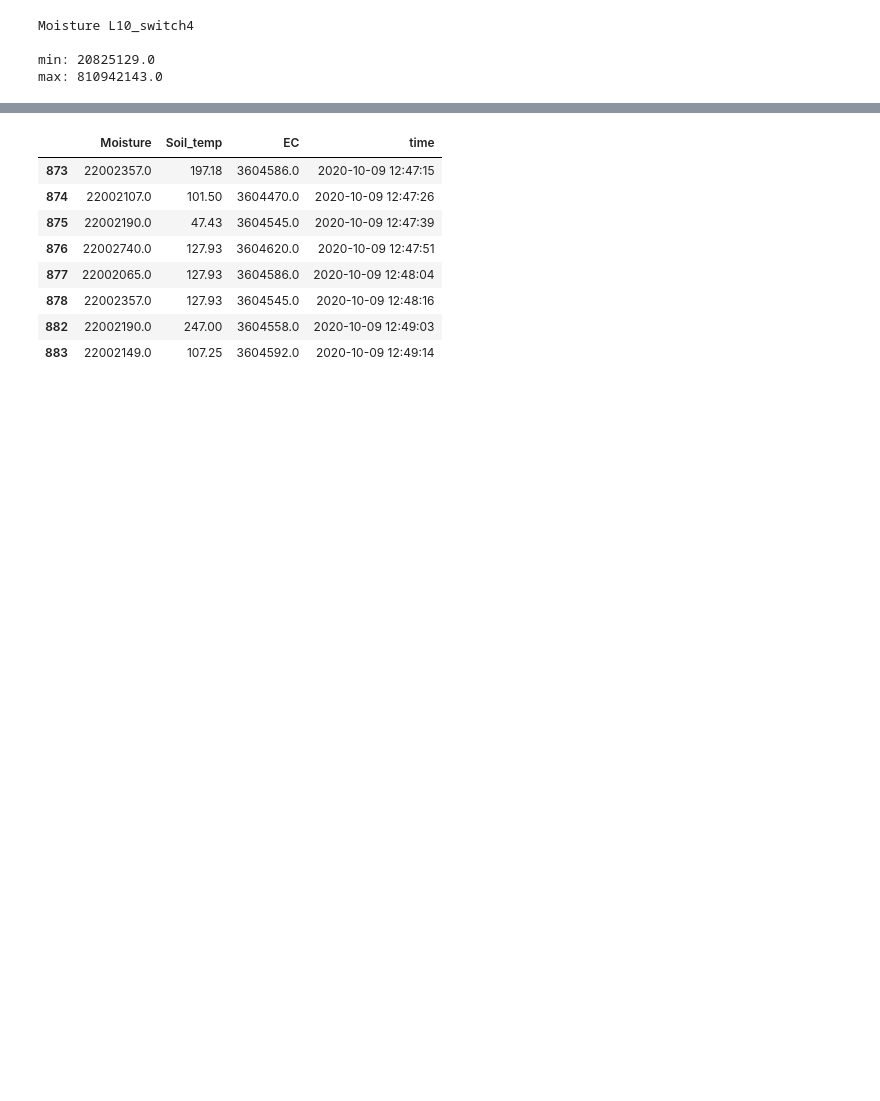
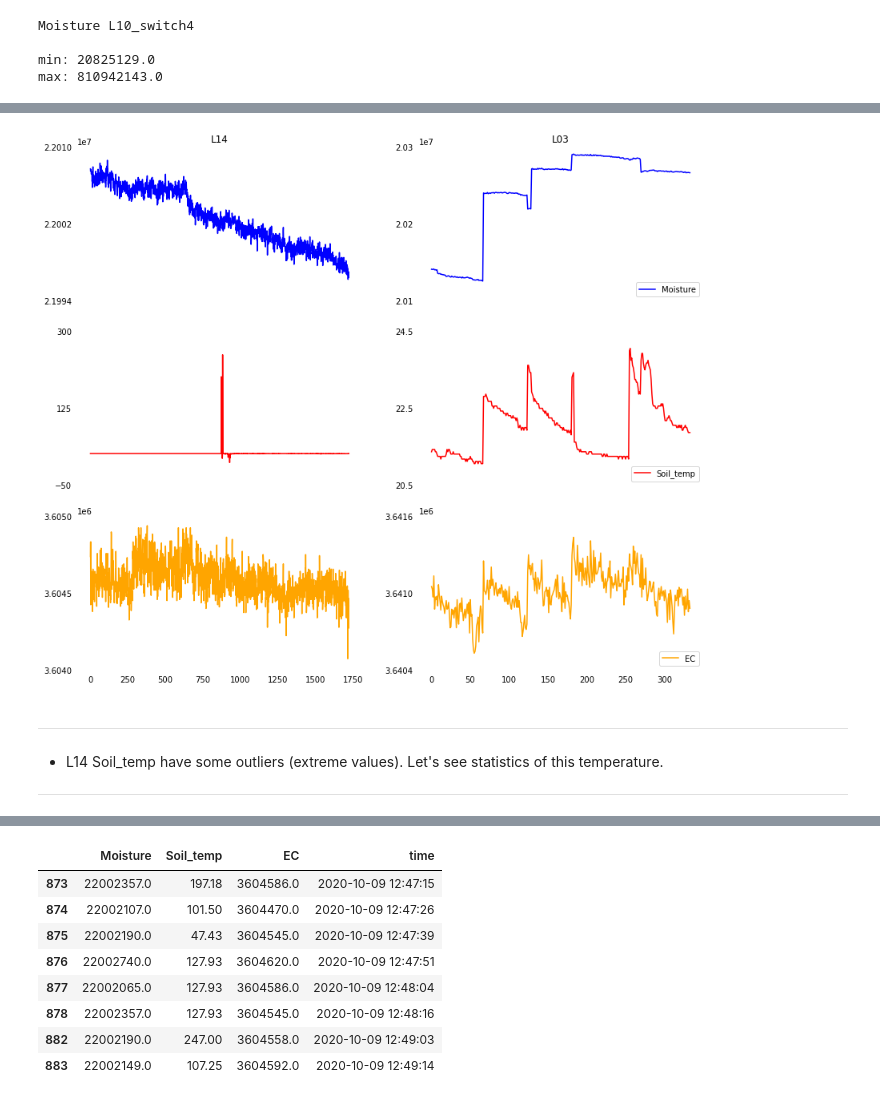
Before and after one commit to MarVig14/Data-project, a Jupyter notebook: development/Soil_analysis/Soil_analysis.ipynb, the cells around one changed output, grey strips where cells are left out. Cells and saved outputs as stored; diff of their text form; code cells hidden in the pictures; blank space fills up the shorter version.

```diff
--- a/development/Soil_analysis/Soil_analysis.ipynb
+++ b/development/Soil_analysis/Soil_analysis.ipynb
@@ -128,0 +103,9 @@ Name: Soil_temp, dtype: float64
+# %%
+# loading data to variables
+L14 = data['L14_sensor003']
+L03 = data['L03_sensor003']
+
+# function to retrieve the name of dataset
+def get_df_name(df):
+    name =[x for x in globals() if globals()[x] is df][-1]
+    return name
@@ -128,0 +121,62 @@ Name: Soil_temp, dtype: float64
+# %%
+def plot_sensor(df1, df2):
+
+    # add features and colors into list
+    features = ['Moisture', 'Soil_temp', 'EC']
+    colors = ['blue', 'red', 'orange']
+
+    # creating figure
+    fig = plt.figure(figsize = (14, 12))
+
+    # plot first dataframe
+    for i in range(0, 6, 2):
+        ax = fig.add_subplot(3,2,i+1)
+        # plot features
+        ax.plot(df1[features[int(i/2)]], label = features[int(i/2)], c = colors[int(i/2)])
+        # disabling spines around graph
+        for key in ax.spines:
+            ax.spines[key].set_visible(False)
+        # removing ticks and bottom label
+        ax.tick_params(bottom = False, top = False, left = False, right = False, labelbottom = False)
+        # set y labels
+        yticks = ax.get_yticks()
+        ax.set_yticks([min(yticks), np.median(yticks), max(yticks)])
+        # set title at the beginning using function get_df_name()
+        if int(i/2) == 0:
+            ax.set_title(get_df_name(df1))
+        # set label bottom at the end
+        elif int(i/2) == 2:
+            ax.tick_params(labelbottom = True)
+
+
+    # plot second dataframe
+    for i in range(1, 7, 2):
+        ax = fig.add_subplot(3,2,i+1)
+        # plot features
+        ax.plot(df2[features[int(i/2)]], label = features[int(i/2)], c = colors[int(i/2)])
+        # disabling spines around graph
+        for key in ax.spines:
+            ax.spines[key].set_visible(False)
+        # removing ticks and bottom label
+        ax.tick_params(bottom = False, top = False, left = False, right = False, labelbottom = False)
+        # set y labels
+        yticks = ax.get_yticks()
+        ax.set_yticks([min(yticks), np.median(yticks), max(yticks)])
+        # set title at the beginning
+        if int(i/2) == 0:
+            ax.set_title(get_df_name(df2))
+        # set label bottom at the end
+        if int(i/2) == 2:
+            ax.tick_params(labelbottom = True)
+        # add legend
+        plt.legend(loc = 'lower right')
+
+    return ax
+
+sensor003 = plot_sensor(L14, L03)
+# %% [output]
+[figure, added]
+# %% [markdown]
+---
+* L14 Soil_temp have some outliers (extreme values). Let's see statistics of this temperature.
+---
```
Also changed, not shown: parts of 32 cells of this notebook.
